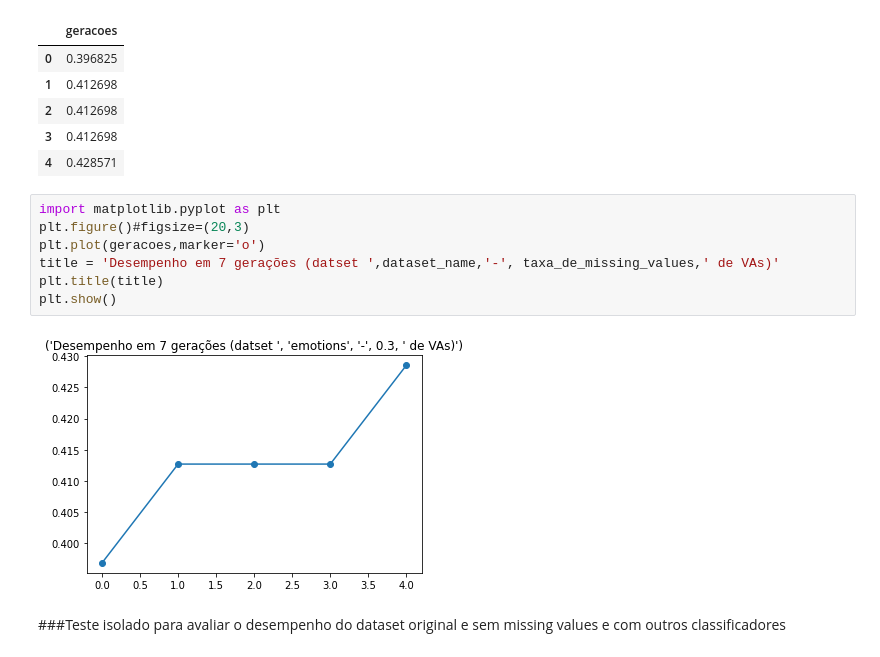
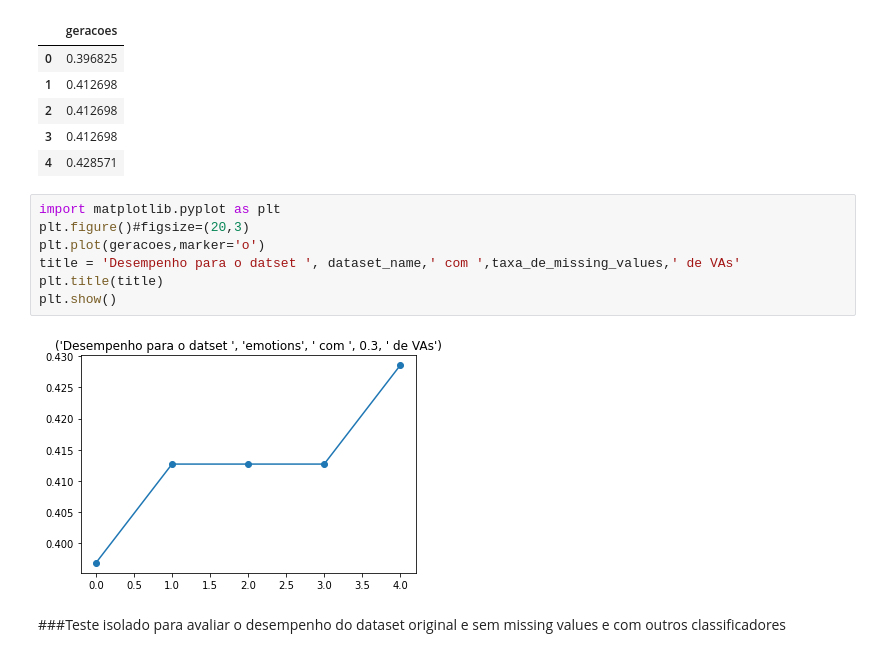
Before and after one commit to fabrycio30/machine-learning, a Jupyter notebook: 3_Evoimpy.ipynb, the cells around one changed output. Saved outputs shown, nothing was run; the diff lists cells and outputs as text.

```diff
--- a/3_Evoimpy.ipynb
+++ b/3_Evoimpy.ipynb
@@ -1077,12 +1075,12 @@ geracoes
 # %%
 import matplotlib.pyplot as plt
 plt.figure()#figsize=(20,3)
 plt.plot(geracoes,marker='o')
-title = 'Desempenho em 7 gerações (datset ',dataset_name,'-', taxa_de_missing_values,' de VAs)'
+title = 'Desempenho para o datset ', dataset_name,' com ',taxa_de_missing_values,' de VAs'
 plt.title(title)
 plt.show()
 # %% [output]
-[figure, old version]
+[figure, new version]
 # %% [markdown]
 ###Teste isolado para avaliar o desempenho do dataset original e sem missing values e com outros classificadores
 # %%
```
Also changed, not shown: parts of 3 cells of this notebook.
